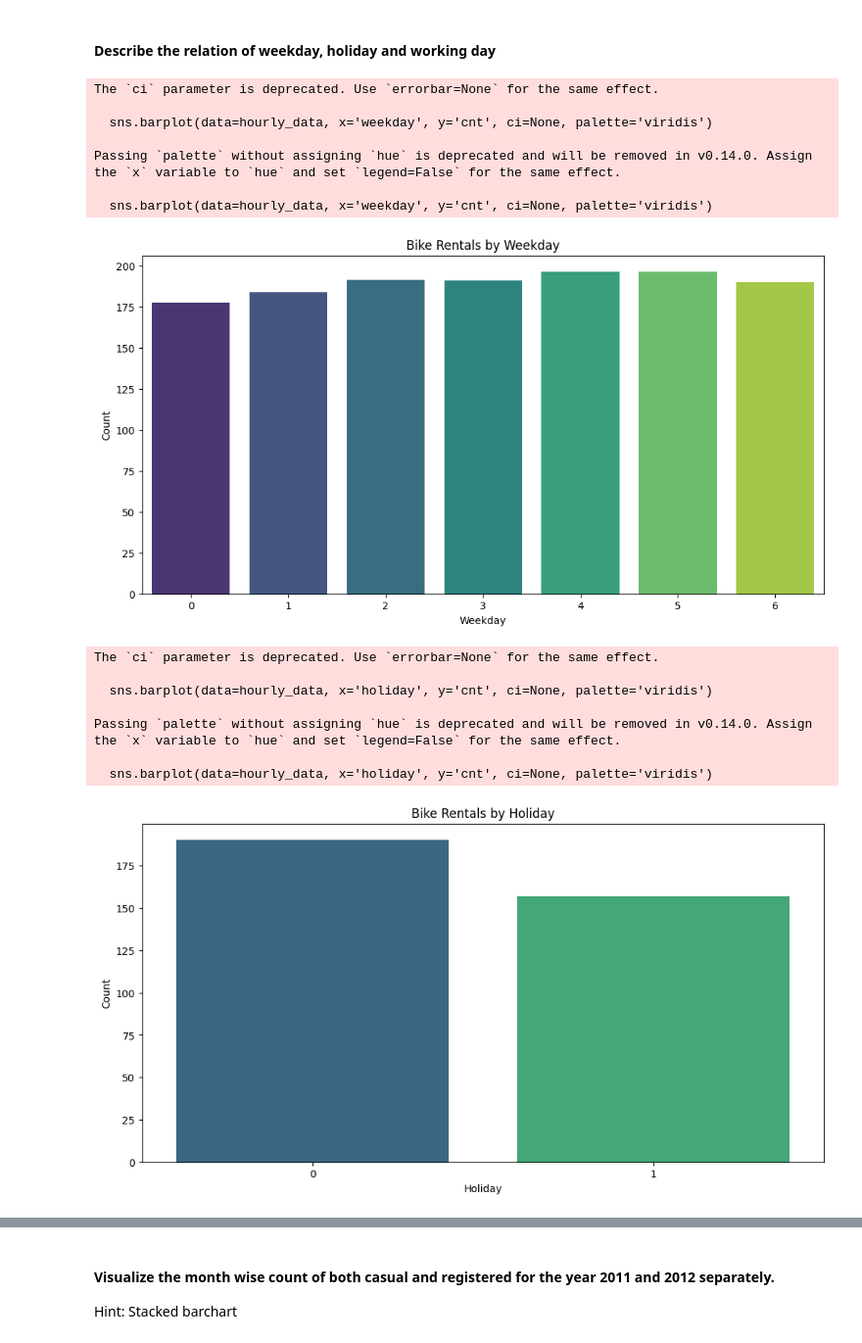
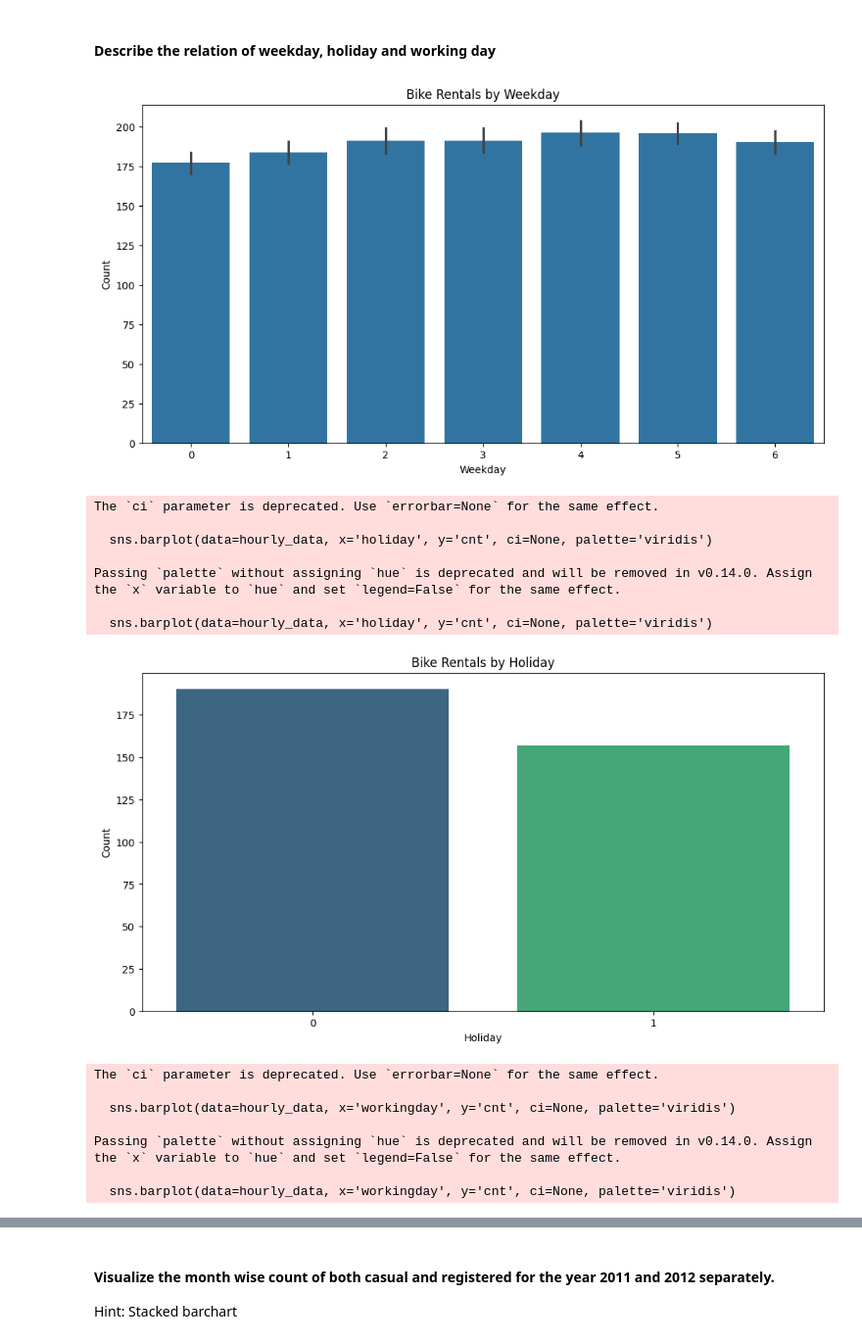
Before and after one commit to imranahmed123/DataScience-AI-ML, a Jupyter notebook: M3_NB_MiniProject_1_LinearRegression_Regularization.ipynb, the cells around one changed output, grey strips where cells are left out. Shown at 98% size. Cells and saved outputs as stored; diff of their text form; code cells hidden in the pictures.

```diff
--- a/M3_NB_MiniProject_1_LinearRegression_Regularization.ipynb
+++ b/M3_NB_MiniProject_1_LinearRegression_Regularization.ipynb
@@ -225,45 +217,46 @@ plt.show()
 # %%
 # YOUR CODE HERE
 
 
 # Relation between weekday and count
 plt.figure(figsize=(12, 6))
-sns.barplot(data=hourly_data, x='weekday', y='cnt', ci=None, palette='viridis')
+#sns.barplot(data=hourly_data, x='weekday', y='cnt', ci=None, palette='viridis')
+sns.barplot(data=hourly_data, x='weekday', y='cnt')
 plt.title('Bike Rentals by Weekday')
 plt.xlabel('Weekday')
 plt.ylabel('Count')
 plt.show()
 
 
 # Relation between holiday and count
 plt.figure(figsize=(12, 6))
 sns.barplot(data=hourly_data, x='holiday', y='cnt', ci=None, palette='viridis')
 plt.title('Bike Rentals by Holiday')
 plt.xlabel('Holiday')
 plt.ylabel('Count')
 plt.show()
 
 # Relation between working day and count
 plt.figure(figsize=(12, 6))
 sns.barplot(data=hourly_data, x='workingday', y='cnt', ci=None, palette='viridis')
 plt.title('Bike Rentals by Working Day')
 plt.xlabel('Working Day')
 plt.ylabel('Count')
 plt.show()
 # %% [output]
+[figure, new version]
 The `ci` parameter is deprecated. Use `errorbar=None` for the same effect.
 
-  sns.barplot(data=hourly_data, x='weekday', y='cnt', ci=None, palette='viridis')
+  sns.barplot(data=hourly_data, x='holiday', y='cnt', ci=None, palette='viridis')
 
 Passing `palette` without assigning `hue` is deprecated and will be removed in v0.14.0. Assign the `x` variable to `hue` and set `legend=False` for the same effect.
 
-  sns.barplot(data=hourly_data, x='weekday', y='cnt', ci=None, palette='viridis')
+  sns.barplot(data=hourly_data, x='holiday', y='cnt', ci=None, palette='viridis')
-[figure, old version]
+[figure]
 The `ci` parameter is deprecated. Use `errorbar=None` for the same effect.
 
-  sns.barplot(data=hourly_data, x='holiday', y='cnt', ci=None, palette='viridis')
+  sns.barplot(data=hourly_data, x='workingday', y='cnt', ci=None, palette='viridis')
 
 Passing `palette` without assigning `hue` is deprecated and will be removed in v0.14.0. Assign the `x` variable to `hue` and set `legend=False` for the same effect.
 
-  sns.barplot(data=hourly_data, x='holiday', y='cnt', ci=None, palette='viridis')
+  sns.barplot(data=hourly_data, x='workingday', y='cnt', ci=None, palette='viridis')
-[figure]
```
Also changed, not shown: parts of 21 cells of this notebook.
